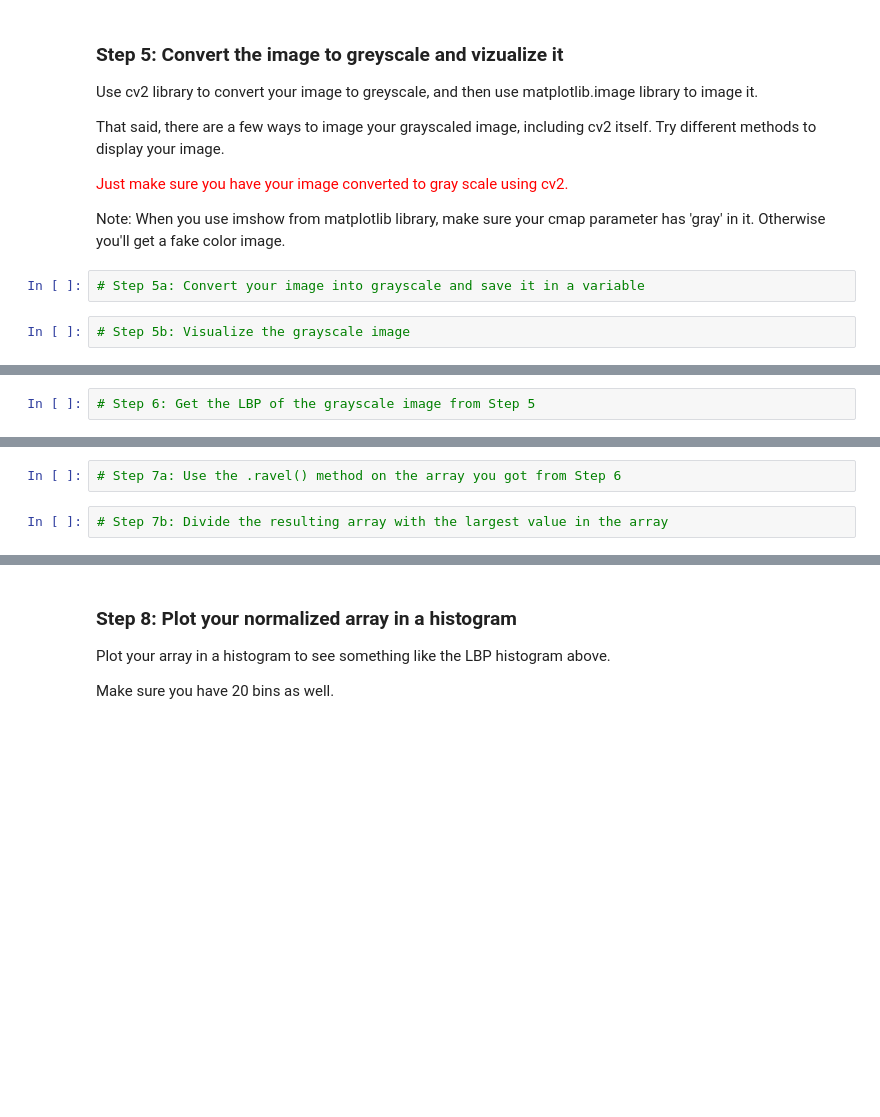
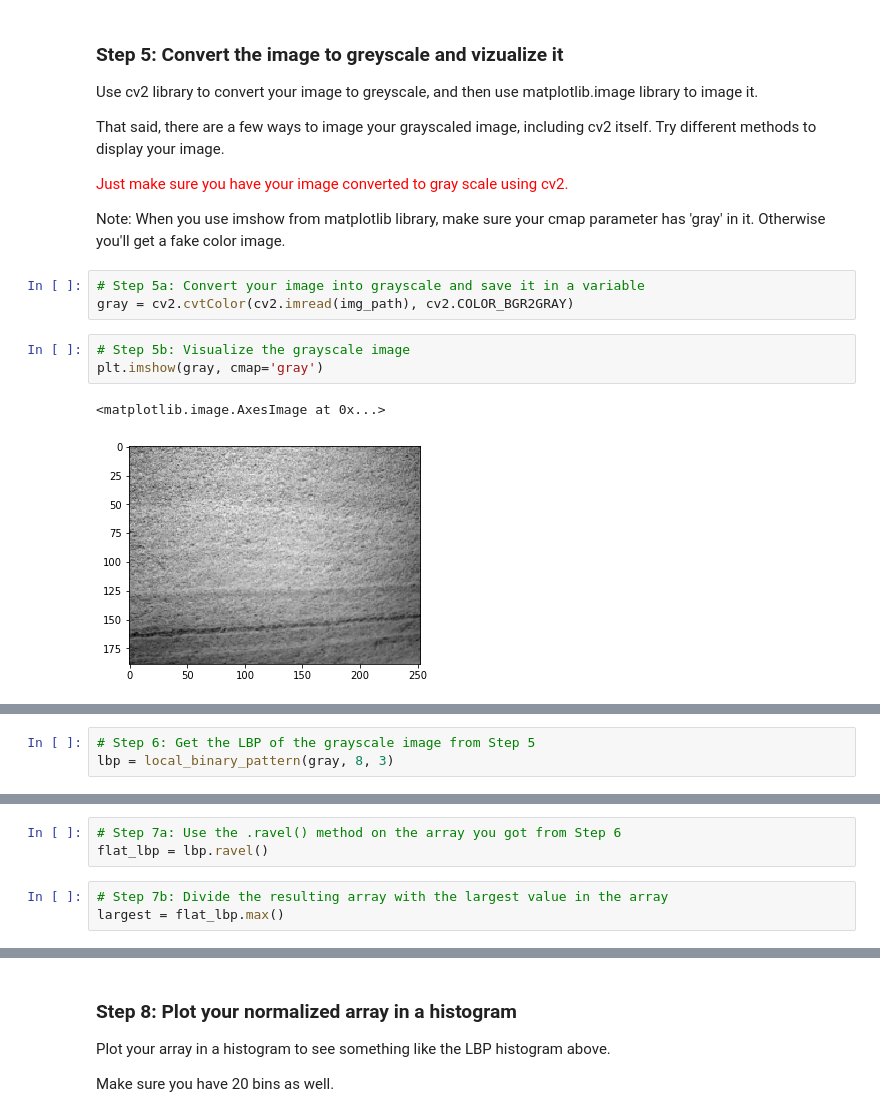
Before and after one commit to daanishrasheed/TeaFermentationDetection, a Jupyter notebook: Project Tea Fermentation (Part IV).ipynb, the cells around one changed output, grey strips where cells are left out. Drawn from its saved outputs; the diff is of its cells as text; blank space fills up the shorter version.

```diff
--- a/Project Tea Fermentation (Part IV).ipynb
+++ b/Project Tea Fermentation (Part IV).ipynb
@@ -54,8 +55,13 @@ That said, there are a few ways to image your grayscaled image, including cv2 it
 Note: When you use imshow from matplotlib library, make sure your cmap parameter has 'gray' in it. Otherwise you'll get a fake color image.
 # %%
 # Step 5a: Convert your image into grayscale and save it in a variable
+gray = cv2.cvtColor(cv2.imread(img_path), cv2.COLOR_BGR2GRAY)
 # %%
 # Step 5b: Visualize the grayscale image
+plt.imshow(gray, cmap='gray')
+# %% [output]
+<matplotlib.image.AxesImage at 0x...>
+[figure, added]
 # %% [markdown]
 ### Step 6: Perform local binary pattern extraction from your image in Step 5
 We will then extract the local binary pattern from the grayscale image using the local_binary_pattern function.
@@ -75,6 +81,7 @@ The .shape of the array is (183, 243).
 <strong>Hint: The documentation for local_binary_pattern will help you.</strong>
 # %%
 # Step 6: Get the LBP of the grayscale image from Step 5
+lbp = local_binary_pattern(gray, 8, 3)
 # %% [markdown]
 ### Step 7: Flatten your array using .ravel() for normalization
 Currently, the array is 183 x 243. However, if you're going to plot the distribution of values in a histogram, you'll need two things:
@@ -86,5 +93,7 @@ Here's what we expect to see:
 ![TransformingDataForHistogram](https://uplevelsg.s3-ap-southeast-1.amazonaws.com/ProjectTeaFermentation/TransformingDataForHistogram.png)
 # %%
 # Step 7a: Use the .ravel() method on the array you got from Step 6
+flat_lbp = lbp.ravel()
 # %%
 # Step 7b: Divide the resulting array with the largest value in the array
+largest = flat_lbp.max()
```
Also changed, not shown: parts of 4 cells of this notebook.
